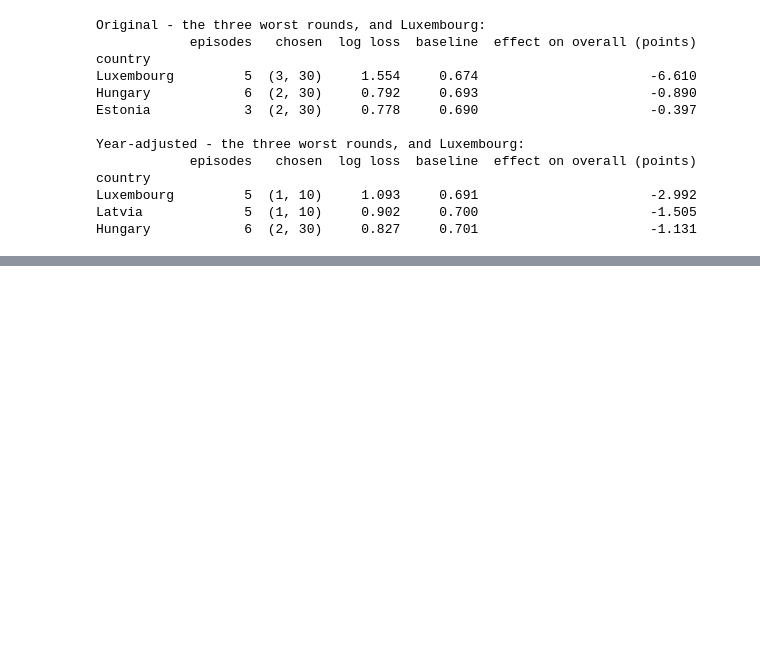
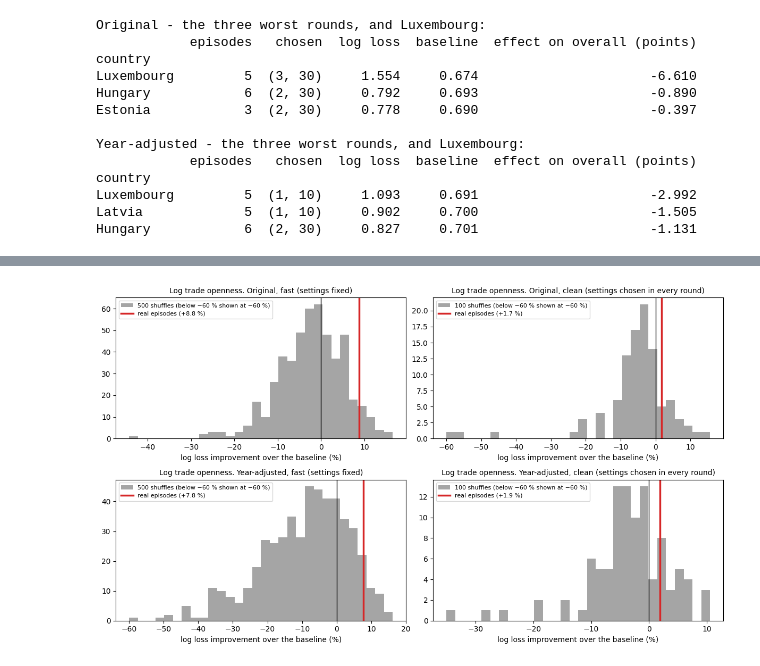
Before and after one commit to penelopemichou/austerity-ml, a Jupyter notebook: notebooks/ML05a_evaluating_models_bias_variance.ipynb, the cells around one changed output, grey strips where cells are left out. Saved outputs shown, nothing was run; the diff lists cells and outputs as text; code cells hidden in the pictures; blank space fills up the shorter version.

```diff
--- a/notebooks/ML05a_evaluating_models_bias_variance.ipynb
+++ b/notebooks/ML05a_evaluating_models_bias_variance.ipynb
@@ -460,10 +461,11 @@ def loco_detail(frame, by_year):
               "won": int((per["log loss"] < per["baseline"]).sum())}
     return pooled, per
 
-log_results, log_per = {}, {}
+log_results, log_per, log_best = {}, {}, {}
 for t, b in TARGETS.items():
     grid_t = {(d, l): cross_validate(d, l, TEST_COUNTRIES, b, rows_log) for d in DEGREES for l in LAMBDAS}
     d, l = min(grid_t, key=lambda k: grid_t[k]["J_cv"])
+    log_best[t] = (d, l)
     tr, te = make_split(TEST_COUNTRIES, rows_log, b)
     six = scores(te["weak"].to_numpy(), fit_predict(tr, te, d, l)[1], tr["weak"].mean())
     pooled, per = loco_detail(rows_log, b)
@@ -526,0 +537,19 @@ Hungary            6  (2, 30)     0.827     0.701                      -1.131
+# %%
+# This cell takes several minutes
+placebo_log = {}
+for t, b in TARGETS.items():
+    for version, fixed, n in [("fast (settings fixed)", log_best[t], 500), ("clean (settings chosen in every round)", None, 100)]:
+        real = loco_stats(rows_log, b, fixed)
+        fake = np.array(Parallel(n_jobs=-1)(delayed(loco_stats)(shuffle_episodes(rows_log, seed), b, fixed) for seed in range(n)))
+        placebo_log[(t, version)] = (real, fake)
+
+pd.DataFrame({key: {
+    "shuffles": len(fake),
+    "real: log loss vs baseline (%)": f"{real[0]:+.1f}",
+    "shuffled: median (middle 90 %)": f"{np.median(fake[:, 0]):+.1f} ({np.percentile(fake[:, 0], 5):+.1f} to {np.percentile(fake[:, 0], 95):+.1f})",
+    "shuffles at least as good (log loss)": f"{np.mean(fake[:, 0] >= real[0]):.0%}",
+    "real: accuracy minus baseline (points)": f"{real[1]:+.1f}",
+    "shuffled accuracy: median (middle 90 %)": f"{np.median(fake[:, 1]):+.1f} ({np.percentile(fake[:, 1], 5):+.1f} to {np.percentile(fake[:, 1], 95):+.1f})",
+    "shuffles at least as good (accuracy)": f"{np.mean(fake[:, 1] >= real[1]):.0%}",
+    "countries won: real vs shuffled median": f"{real[2]} vs {np.median(fake[:, 2]):.0f} of 24"}
+    for key, (real, fake) in placebo_log.items()})
@@ -527,3 +567,13 @@ Hungary            6  (2, 30)     0.827     0.701                      -1.131
+# %%
+fig, axes = plt.subplots(2, 2, figsize=(12, 7))
+for ax, ((t, version), (real, fake)) in zip(axes.ravel(), placebo_log.items()):
+    ax.hist(np.clip(fake[:, 0], -60, None), bins=30, color="tab:grey", alpha=0.7, label=f"{len(fake)} shuffles (below −60 % shown at −60 %)")
+    ax.axvline(real[0], color="tab:red", lw=2.5, label=f"real episodes ({real[0]:+.1f} %)")
+    ax.axvline(0, color="black", lw=1)
+    ax.set_title(f"Log trade openness. {t}, {version}", fontsize=10); ax.set_xlabel("log loss improvement over the baseline (%)"); ax.legend(fontsize=8)
+plt.tight_layout(); plt.show()
+# %% [output]
+[figure, added]
 # %% [markdown]
 # Learning log, Session 5
 
```
Also changed, not shown: parts of 5 cells of this notebook, 5 other files.
